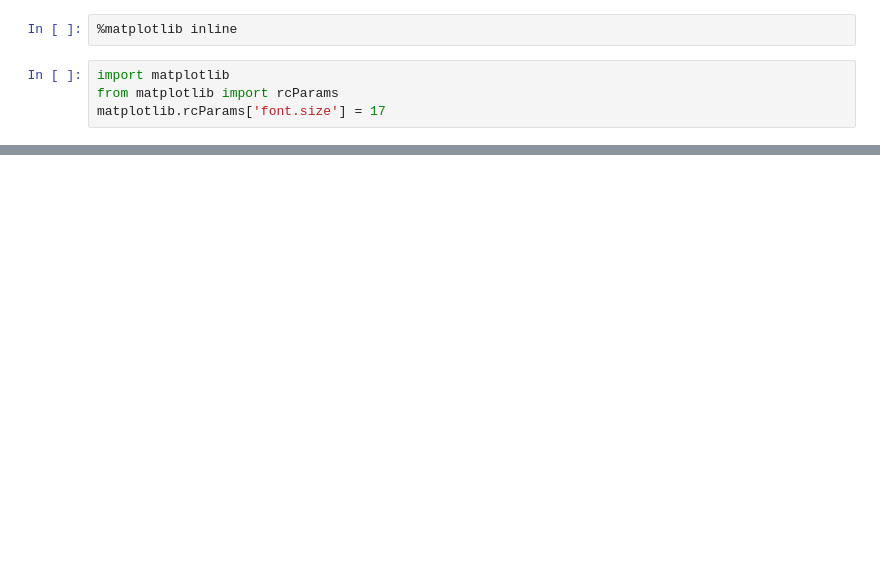
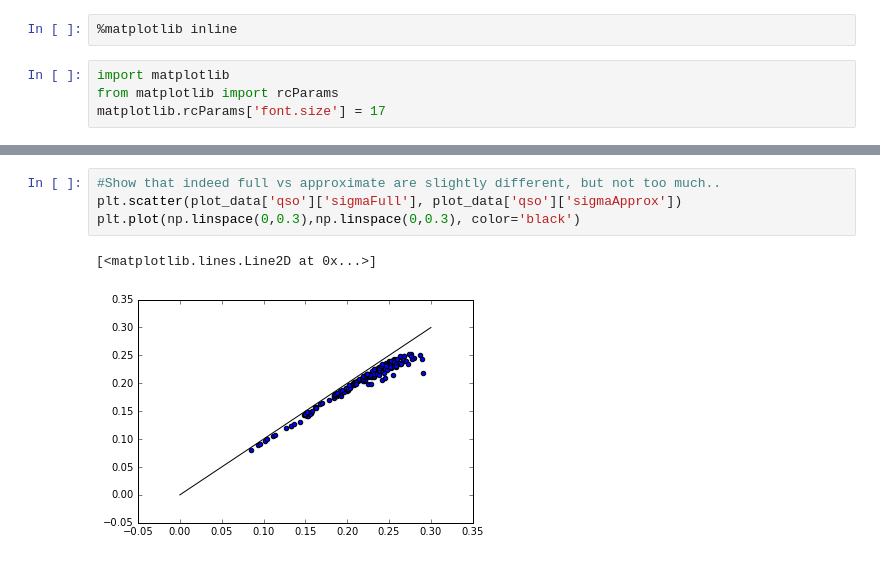
Before and after one commit to suberlak/CRTS_PROJECT, a Jupyter notebook: D_Fig_2_CRTS_sel_r_cut.ipynb, the cells around one changed output, grey strips where cells are left out. Drawn from its saved outputs; the diff is of its cells as text; blank space fills up the shorter version.

```diff
--- a/D_Fig_2_CRTS_sel_r_cut.ipynb
+++ b/D_Fig_2_CRTS_sel_r_cut.ipynb
@@ -479,0 +500,7 @@ Figure is saved as  /astro/users/suberlak/Desktop/SDSS/SF_plotting/Fig_2_data/20
+# %%
+#Show that indeed full vs approximate are slightly different, but not too much..
+plt.scatter(plot_data['qso']['sigmaFull'], plot_data['qso']['sigmaApprox'])
+plt.plot(np.linspace(0,0.3),np.linspace(0,0.3), color='black')
+# %% [output]
+[<matplotlib.lines.Line2D at 0x...>]
+[figure, added]
```
Also changed, not shown: parts of 4 cells of this notebook.
